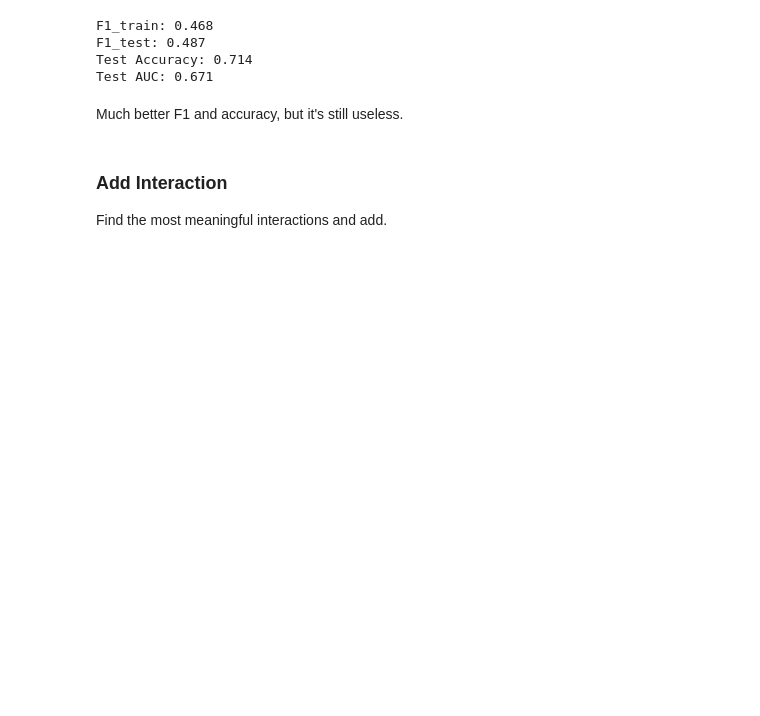
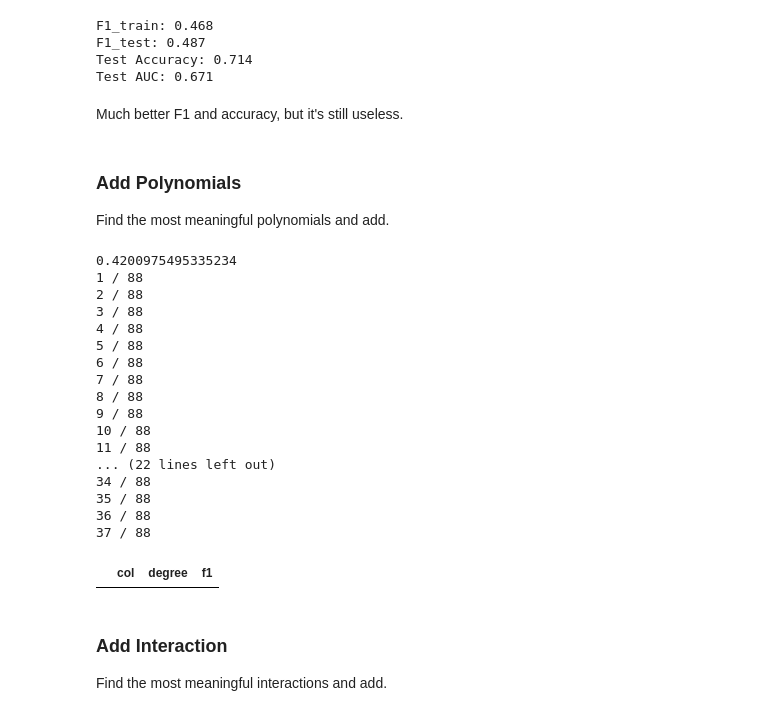
Before and after one commit to stereopickle/credit_card_default_classification, a Jupyter notebook: 010.Process.ipynb, the cells around one changed output. Cells and saved outputs as stored; diff of their text form; code cells hidden in the pictures; blank space fills up the shorter version.

```diff
--- a/010.Process.ipynb
+++ b/010.Process.ipynb
@@ -450,6 +449,51 @@ Test Accuracy: 0.714
 Test AUC: 0.671
 # %% [markdown]
 Much better F1 and accuracy, but it's still useless.
+# %% [markdown]
+### Add Polynomials
+Find the most meaningful polynomials and add.
+# %%
+#from sklearn.preprocessing import PolynomialFeatures
+
+#X = df.drop('Y', axis = 1)
+
+#polys = pd.DataFrame(columns = ['col', 'degree', 'f1'])
+#logreg = LogisticRegression(class_weight = 'balanced', max_iter = 10000)
+#cv = KFold(n_splits = 5, shuffle = True, random_state = 2)
+#thresh = np.mean(cross_val_score(logreg, X, y, scoring = 'f1', cv = cv))
+print(thresh)
+
+i = 0
+for c in X.columns:
+    i += 1
+    print(i, '/', len(X.columns))
+    for deg in [2, 3, 4]:
+        X2 = X.copy()
+        poly = PolynomialFeatures(deg, include_bias = False)
+        X2[c] = poly.fit_transform(X2[[c]])
+        score = np.mean(cross_val_score(logreg, X2, y, scoring = 'f1', cv = cv))
+        if score > thresh:
+            print(c, deg, score)
+            polys.loc[len(polys)] = [c, deg, f1]
+# %% [output]
+0.4200975495335234
+1 / 88
+2 / 88
+3 / 88
+4 / 88
+5 / 88
+6 / 88
+7 / 88
+8 / 88
+9 / 88
+10 / 88
+11 / 88
+... (22 lines left out)
+34 / 88
+35 / 88
+36 / 88
+37 / 88
+|  | col | degree | f1 |
 # %% [markdown]
 ### Add Interaction
 Find the most meaningful interactions and add.
```
Also changed, not shown: parts of 21 cells of this notebook, 1 other file.
